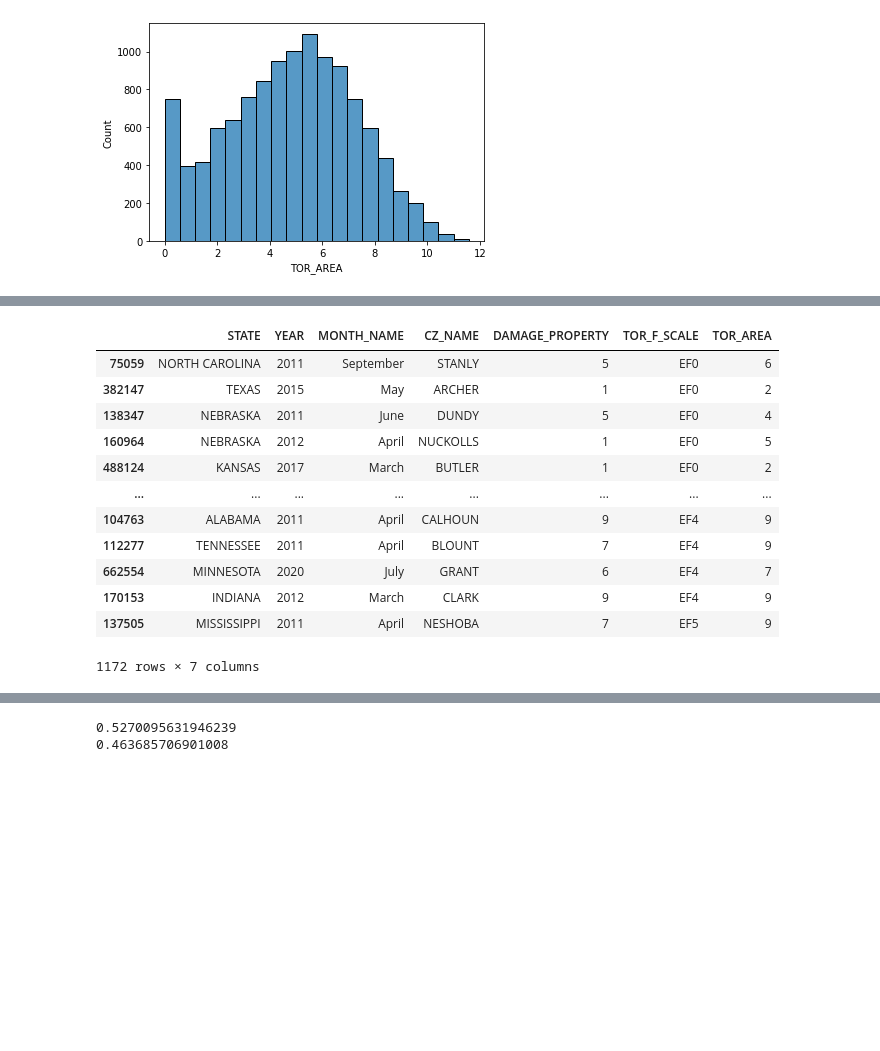
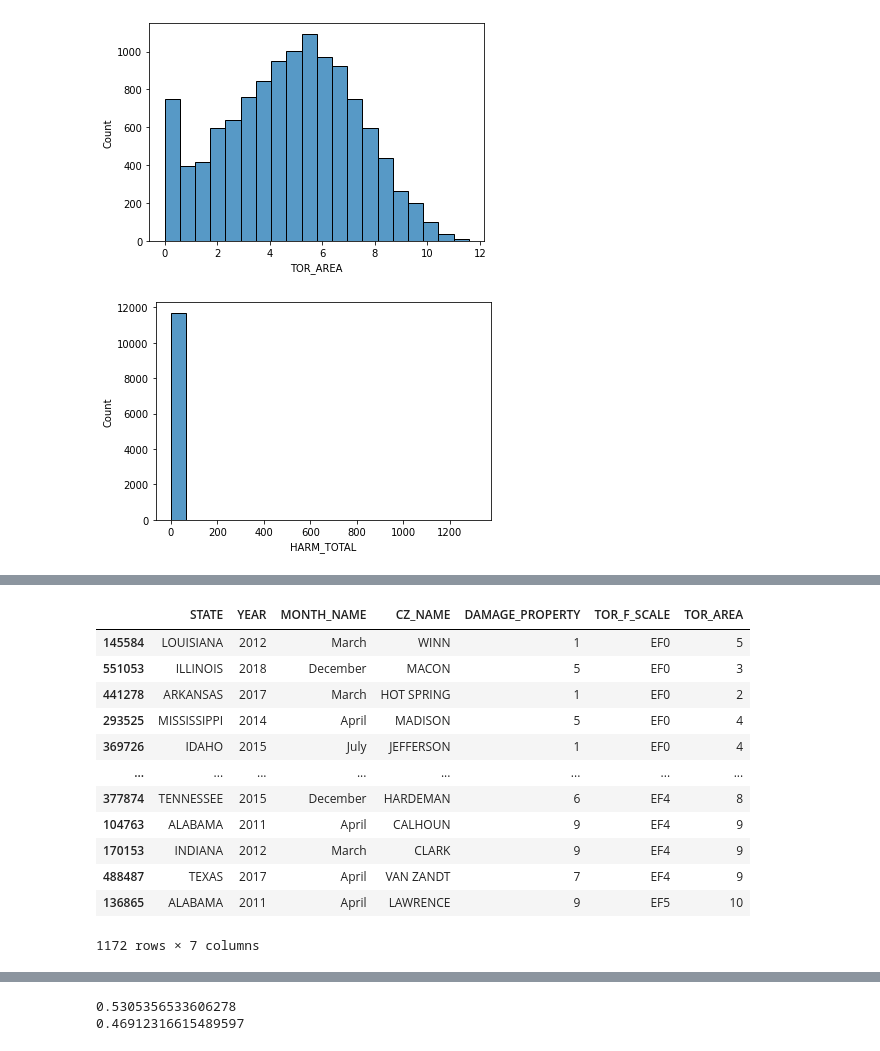
Before and after one commit to saiT1108/DS_project, a Jupyter notebook: main.ipynb, the cells around one changed output, grey strips where cells are left out. Cells and saved outputs as stored; diff of their text form; code cells hidden in the pictures; blank space fills up the shorter version.

```diff
--- a/main.ipynb
+++ b/main.ipynb
@@ -44,6 +44,7 @@ df_hur = df_hur.drop(columns=['TOR_OTHER_WFO', 'END_YEARMONTH', 'EVENT_TYPE', 'E
                                             'MAGNITUDE', 'CZ_TYPE','CATEGORY'])
 
 dmg = pd.DataFrame(df_hur['DAMAGE_PROPERTY'])
+dmg['DAMAGE_CROPS'] = df_hur['DAMAGE_CROPS']
 for index, row in dmg.iterrows():
     if type(row['DAMAGE_PROPERTY']) != type(0.0):
         val = row['DAMAGE_PROPERTY']
@@ -54,8 +55,6 @@ for index, row in dmg.iterrows():
         elif val[-1:] == 'K':
             row['DAMAGE_PROPERTY'] = float(val[:-1])*1000
 
-dmgC = pd.DataFrame(df_hur['DAMAGE_CROPS'])
-for index, row in dmgC.iterrows():
     if type(row['DAMAGE_CROPS']) != type(0.0):
         val = row['DAMAGE_CROPS']
         if val[-1:] == 'B':
@@ -65,8 +64,20 @@ for index, row in dmgC.iterrows():
         elif val[-1:] == 'K':
             row['DAMAGE_CROPS'] = float(val[:-1])*1000
 
-df_hur['DAMAGE_PROPERTY'] = dmg
-df_hur['DAMAGE_CROPS'] = dmgC
+
+# dmgC = pd.DataFrame(df_hur['DAMAGE_CROPS'])
+# for index, row in dmgC.iterrows():
+#     if type(row['DAMAGE_CROPS']) != type(0.0):
+#         val = row['DAMAGE_CROPS']
+#         if val[-1:] == 'B':
+#             row['DAMAGE_CROPS'] = float(val[:-1])*1000000000
+#         elif val[-1:] == 'M':
+#             row['DAMAGE_CROPS'] = float(val[:-1])*1000000
+#         elif val[-1:] == 'K':
+#             row['DAMAGE_CROPS'] = float(val[:-1])*1000
+
+df_hur['DAMAGE_PROPERTY'] = dmg['DAMAGE_PROPERTY']
+df_hur['DAMAGE_CROPS'] = dmg['DAMAGE_CROPS']
 
 df_dqr = df_hur.copy()
 cols = ['INJURIES_INDIRECT', 'INJURIES_DIRECT', 'DEATHS_INDIRECT', 'DEATHS_DIRECT']
@@ -207,7 +218,10 @@ df_hur['TOR_AREA'] = pd.cut(df_hur['TOR_AREA'], bins=10,labels=labels)
 # %% [output]
 [figure]
 # %%
+sns.histplot(df_hur['HARM_TOTAL'], bins=20)
 df_hur['HARM_TOTAL'] = pd.cut(df_hur['HARM_TOTAL'], bins=10,labels=labels)
+# %% [output]
+[figure, added]
 # %%
 df_hur
 # %% [output]
@@ -232,17 +246,17 @@ test_df = sampled_df.drop(columns=['CZ_FIPS', 'BEGIN_DATE_TIME', 'BEGIN_DAY', 'E
 test_df
 # %% [output]
 |  | STATE | YEAR | MONTH_NAME | CZ_NAME | DAMAGE_PROPERTY | TOR_F_SCALE | TOR_AREA |
-| 75059 | NORTH CAROLINA | 2011 | September | STANLY | 5 | EF0 | 6 |
-| 382147 | TEXAS | 2015 | May | ARCHER | 1 | EF0 | 2 |
-| 138347 | NEBRASKA | 2011 | June | DUNDY | 5 | EF0 | 4 |
-| 160964 | NEBRASKA | 2012 | April | NUCKOLLS | 1 | EF0 | 5 |
-| 488124 | KANSAS | 2017 | March | BUTLER | 1 | EF0 | 2 |
+| 145584 | LOUISIANA | 2012 | March | WINN | 1 | EF0 | 5 |
+| 551053 | ILLINOIS | 2018 | December | MACON | 5 | EF0 | 3 |
+| 441278 | ARKANSAS | 2017 | March | HOT SPRING | 1 | EF0 | 2 |
+| 293525 | MISSISSIPPI | 2014 | April | MADISON | 5 | EF0 | 4 |
+| 369726 | IDAHO | 2015 | July | JEFFERSON | 1 | EF0 | 4 |
 | ... | ... | ... | ... | ... | ... | ... | ... |
+| 377874 | TENNESSEE | 2015 | December | HARDEMAN | 6 | EF4 | 8 |
 | 104763 | ALABAMA | 2011 | April | CALHOUN | 9 | EF4 | 9 |
-| 112277 | TENNESSEE | 2011 | April | BLOUNT | 7 | EF4 | 9 |
-| 662554 | MINNESOTA | 2020 | July | GRANT | 6 | EF4 | 7 |
 | 170153 | INDIANA | 2012 | March | CLARK | 9 | EF4 | 9 |
-| 137505 | MISSISSIPPI | 2011 | April | NESHOBA | 7 | EF5 | 9 |
+| 488487 | TEXAS | 2017 | April | VAN ZANDT | 7 | EF4 | 9 |
+| 136865 | ALABAMA | 2011 | April | LAWRENCE | 9 | EF5 | 10 |
 1172 rows × 7 columns
 # %%
 from sklearn.preprocessing import LabelEncoder
@@ -274,8 +288,8 @@ from sklearn.neighbors import KNeighborsClassifier
 from sklearn.metrics import accuracy_score
 from sklearn.model_selection import train_test_split
 
-desc_ft = ['STATE', 'YEAR', 'MONTH_NAME', 'CZ_FIPS', 'CZ_NAME', 'TOR_F_SCALE', 'TOR_AREA', 'HARM_TOTAL', 'BEGIN_DAY']
-X_train, X_test, Y_train, Y_test = train_test_split(df_hur[desc_ft], df_hur['DAMAGE_PROPERTY'], test_size=0.33, random_state=2)
+desc_ft = ['STATE', 'YEAR', 'MONTH_NAME', 'CZ_NAME', 'TOR_F_SCALE', 'TOR_AREA', 'HARM_TOTAL']
+X_train, X_test, Y_train, Y_test = train_test_split(df_hur[desc_ft], df_hur['DAMAGE_PROPERTY'], test_size=0.25, random_state=32)
 
 clnb = CategoricalNB()
 clnb.fit(X_train, Y_train)
@@ -287,5 +301,5 @@ gnb.fit(X_train, Y_train)
 y_pred2 = gnb.predict(X_test)
 print(accuracy_score(y_pred2, Y_test))
 # %% [output]
-0.5270095631946239
-0.463685706901008
+0.5305356533606278
+0.46912316615489597
```
Also changed, not shown: parts of 3 cells of this notebook.
